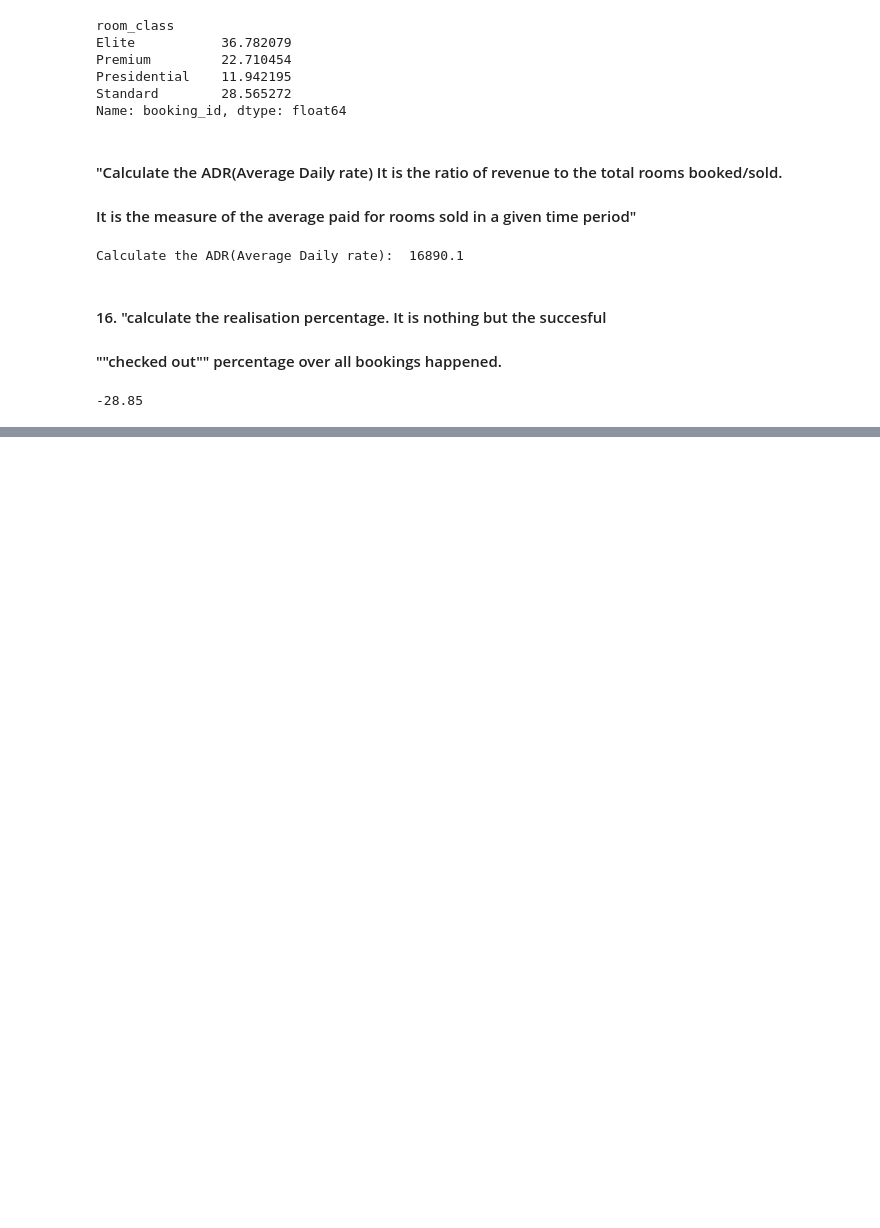
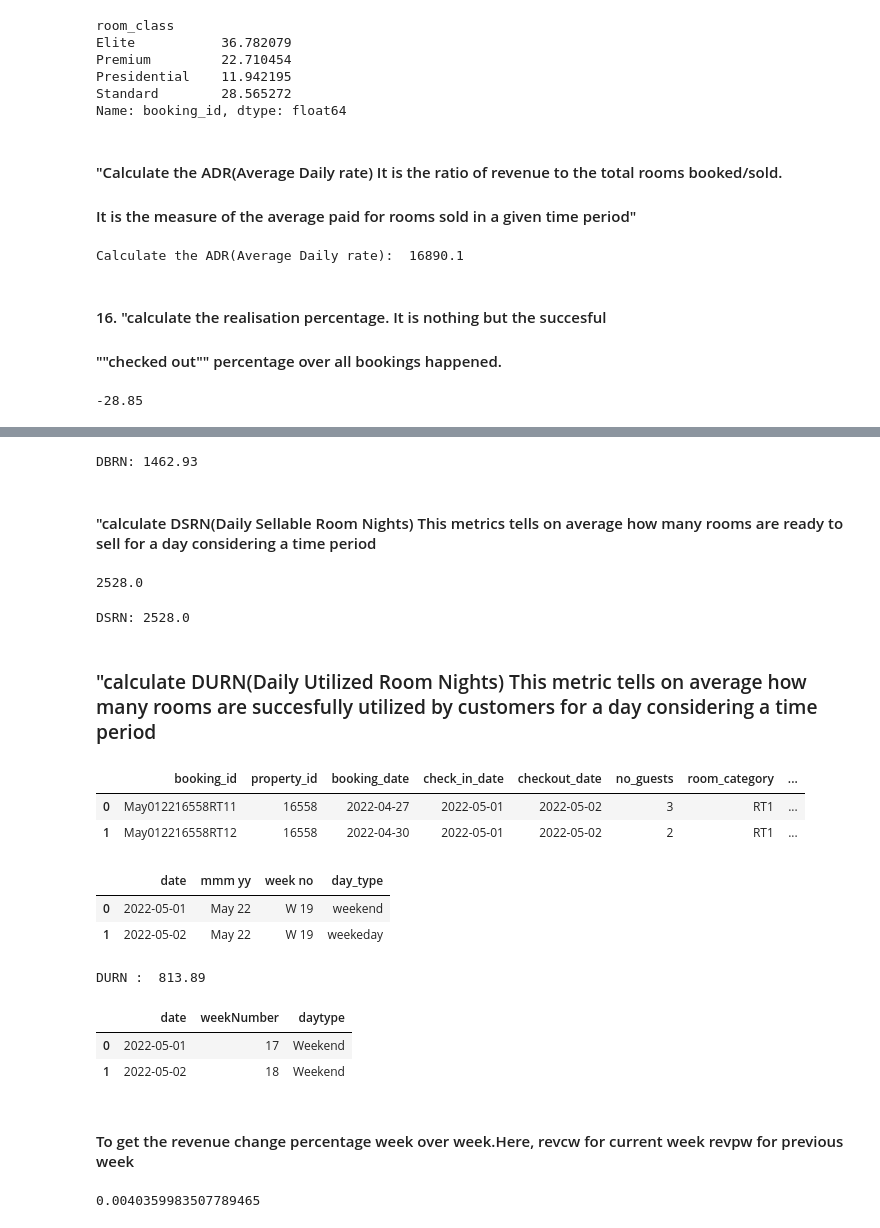
Before and after one commit to Shrihith-a/Hospitality_Dashboard, a Jupyter notebook: Notebook/Metrics_Measures.ipynb, the cells around one changed output, grey strips where cells are left out. Saved outputs shown, nothing was run; the diff lists cells and outputs as text; code cells hidden in the pictures; blank space fills up the shorter version.

```diff
--- a/Notebook/Metrics_Measures.ipynb
+++ b/Notebook/Metrics_Measures.ipynb
@@ -209,0 +291,75 @@ print(realization_percent)
+# %%
+# Convert date strings to datetime objects
+df1['date'] = pd.to_datetime(df1['date'], format='%d-%b-%y')
+df5['booking_date'] = pd.to_datetime(df5['booking_date'])
+
+# Calculate total bookings and number of days
+total_bookings = len(df5)
+num_days = (df1['date'].max() - df1['date'].min()).days + 1
+
+# Calculate DBRN
+DBRN = total_bookings / num_days
+
+# Round DBRN to 2 decimal places
+DBRN = round(DBRN, 2)
+
+# Print DBRN
+print("DBRN:", DBRN)
+# %% [output]
+DBRN: 1462.93
+# %% [markdown]
+#### "calculate DSRN(Daily Sellable Room Nights) This metrics tells on average how many rooms are ready to sell for a day considering a time period
+# %%
+# DSRN = DIVIDE([Total Capacity], [No of days])
+DSRN = df4['capacity'].sum() / num_days
+DSRN
+# %% [output]
+2528.0
+# %%
+# Calculate the total capacity of the property
+total_capacity = df4['capacity'].sum()
+
+# Calculate the number of days in the time period
+no_of_days = df1['date'].nunique()
+
+# Calculate DSRN
+DSRN = total_capacity / no_of_days
+
+print("DSRN:", DSRN)
+# %% [output]
+DSRN: 2528.0
+# %% [markdown]
+### "calculate DURN(Daily Utilized Room Nights) This metric tells on average how many rooms are succesfully utilized by customers for a day considering a time period
+# %%
+df5.head(2)
+# %% [output]
+|  | booking_id | property_id | booking_date | check_in_date | checkout_date | no_guests | room_category | ... |
+| 0 | May012216558RT11 | 16558 | 2022-04-27 | 2022-05-01 | 2022-05-02 | 3 | RT1 | ... |
+| 1 | May012216558RT12 | 16558 | 2022-04-30 | 2022-05-01 | 2022-05-02 | 2 | RT1 | ... |
+# %%
+df1.head(2)
+# %% [output]
+|  | date | mmm yy | week no | day_type |
+| 0 | 2022-05-01 | May 22 | W 19 | weekend |
+| 1 | 2022-05-02 | May 22 | W 19 | weekeday |
+# %%
+# concatenate the two dataframes along the columns axis
+concatenated_df = pd.concat([df5, df1], axis=1)
+
+# calculate DURN
+total_checked_out = concatenated_df['booking_status'].str.count('Checked Out').sum()
+no_of_days = concatenated_df['booking_date'].nunique()
+DURN = total_checked_out / no_of_days
+DURN = round(DURN,2)
+print("DURN : ", DURN)
+# %% [output]
+DURN :  813.89
+# %%
+df1_1 = pd.read_csv('Dataset/EDA_Filter_Dataset/date_Atliq.csv')
+df1_1.head(2)
+# %% [output]
+|  | date | weekNumber | daytype |
+| 0 | 2022-05-01 | 17 | Weekend |
+| 1 | 2022-05-02 | 18 | Weekend |
+# %% [markdown]
+#### To get the revenue change percentage week over week.Here, revcw  for current week revpw for previous week
@@ -209,0 +375,4 @@ print(realization_percent)
+# %%
+revenue_wow_change
+# %% [output]
+0.0040359983507789465
```
Also changed, not shown: parts of 20 cells of this notebook, 10 other files.
